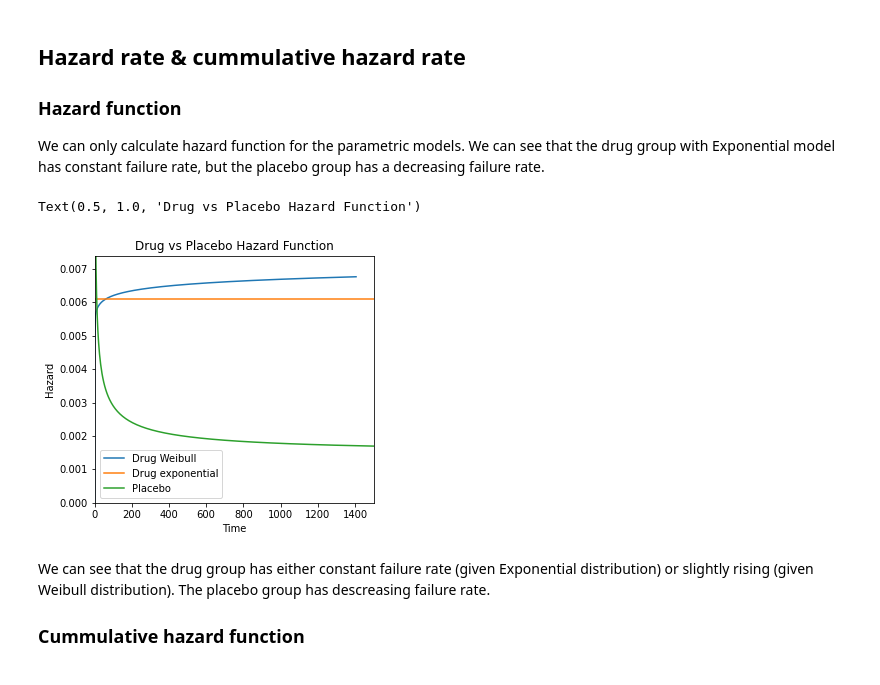
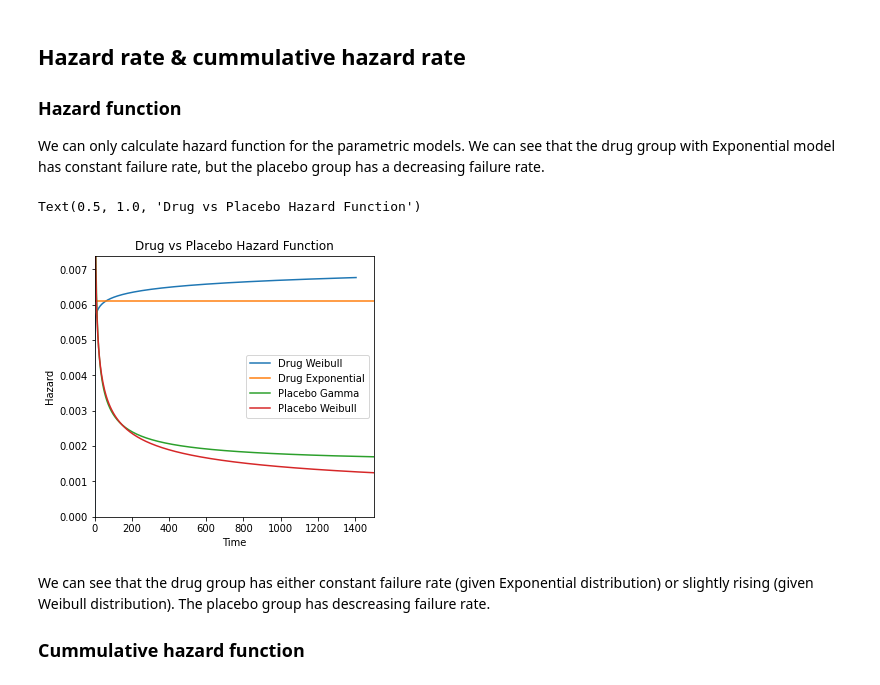
Before and after one commit to masenka31/fjfi_projects, a Jupyter notebook: 2020-2021/SKE/python_code/SKE.ipynb, the cells around one changed output. Saved outputs shown, nothing was run; the diff lists cells and outputs as text; code cells hidden in the pictures.

```diff
--- a/2020-2021/SKE/python_code/SKE.ipynb
+++ b/2020-2021/SKE/python_code/SKE.ipynb
@@ -440,15 +440,16 @@ We can only calculate hazard function for the parametric models. We can see that
 # %%
 plt.figure(figsize=(5, 5))
 dist_W.HF(label='Drug Weibull')
-dist_E.HF(label='Drug exponential')
-dist_G.HF(label='Placebo')
+dist_E.HF(label='Drug Exponential')
+dist_G.HF(label='Placebo Gamma')
+dist_W_plac.HF(label='Placebo Weibull')
 plt.legend()
 plt.xlim(0,1500)
 plt.xlabel('Time')
 plt.title('Drug vs Placebo Hazard Function')
 # %% [output]
 Text(0.5, 1.0, 'Drug vs Placebo Hazard Function')
-[figure, old version]
+[figure, new version]
 # %% [markdown]
 We can see that the drug group has either constant failure rate (given Exponential distribution) or slightly rising (given Weibull distribution). The placebo group has descreasing failure rate.
 
```
Also changed, not shown: 3 other files.
